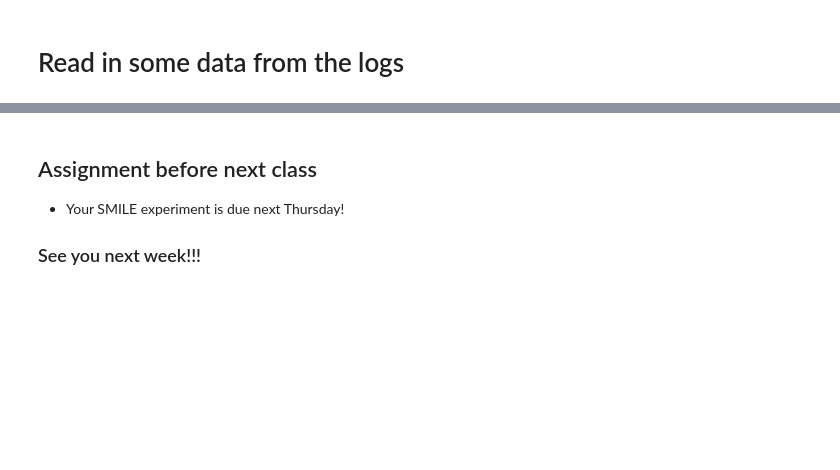
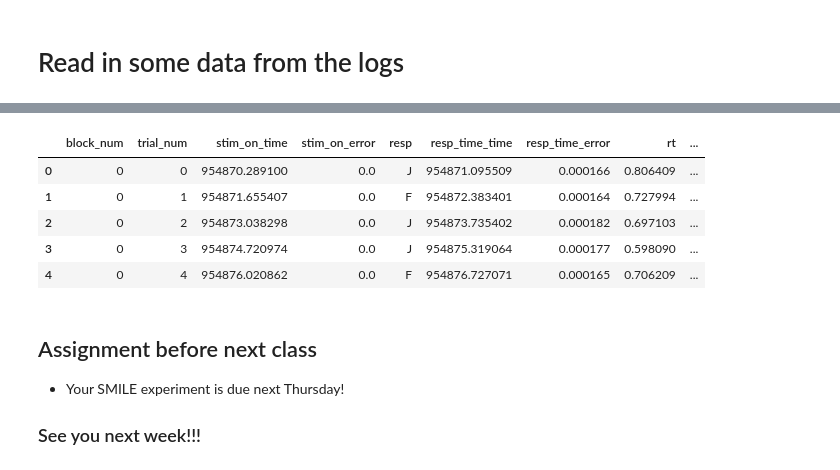
Before and after one commit to compmem/compsy, a Jupyter notebook: lessons/08_Exp_to_Data.ipynb, the cells around one changed output, grey strips where cells are left out. Drawn from its saved outputs; the diff is of its cells as text; code cells hidden in the pictures; blank space fills up the shorter version.

```diff
--- a/lessons/08_Exp_to_Data.ipynb
+++ b/lessons/08_Exp_to_Data.ipynb
@@ -288,4 +328,5 @@ exp.run()
 # Read in some data from the logs
 # %%
 from smile.log import log2dl
-log2dl('data/SMILE/test000/20201015_002203/log_flanker_0.slog')
+dl = log2dl('data/FLANKER/test000/20201015_161204/log_flanker_0.slog')
+dl
@@ -292,3 +351,15 @@ log2dl('data/SMILE/test000/20201015_002203/log_flanker_0.slog')
+# %%
+import pandas as pd
+
+df = pd.DataFrame(dl)
+df.head()
+# %% [output]
+|  | block_num | trial_num | stim_on_time | stim_on_error | resp | resp_time_time | resp_time_error | rt | ... |
+| 0 | 0 | 0 | 954870.289100 | 0.0 | J | 954871.095509 | 0.000166 | 0.806409 | ... |
+| 1 | 0 | 1 | 954871.655407 | 0.0 | F | 954872.383401 | 0.000164 | 0.727994 | ... |
+| 2 | 0 | 2 | 954873.038298 | 0.0 | J | 954873.735402 | 0.000182 | 0.697103 | ... |
+| 3 | 0 | 3 | 954874.720974 | 0.0 | J | 954875.319064 | 0.000177 | 0.598090 | ... |
+| 4 | 0 | 4 | 954876.020862 | 0.0 | F | 954876.727071 | 0.000165 | 0.706209 | ... |
 # %% [markdown]
 ## Assignment before next class
 
```
Also changed, not shown: parts of 8 cells of this notebook.
